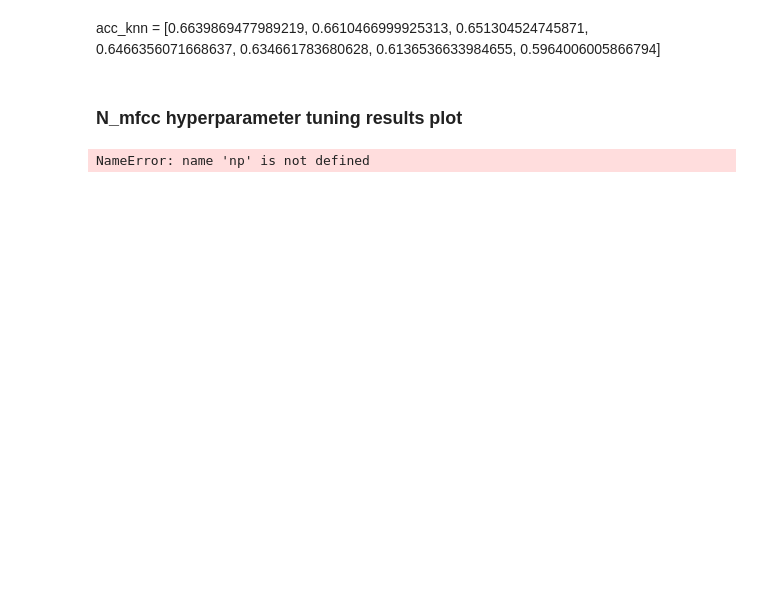
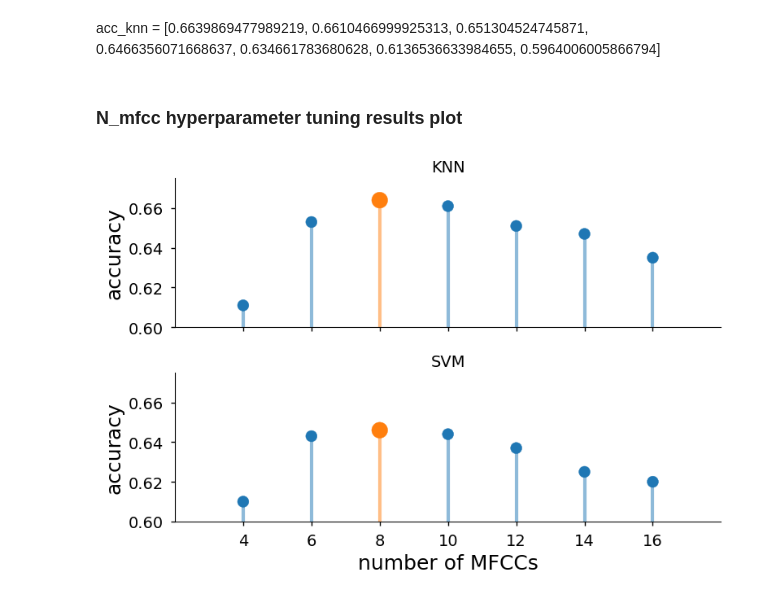
Before and after one commit to Ruglio/DSL-project, a Jupyter notebook: python/code.ipynb, the cells around one changed output. Drawn from its saved outputs; the diff is of its cells as text; code cells hidden in the pictures; blank space fills up the shorter version.

```diff
--- a/python/code.ipynb
+++ b/python/code.ipynb
@@ -398,2 +389,2 @@ for n_mfcc in nf:
 # %%
-acc_svm = [0.646, 0.644, 0.637, 0.625, 0.62, 0.588]
+acc_svm = [0.61, 0.643, 0.646, 0.644, 0.637, 0.625, 0.62]
@@ -484,41 +464,39 @@ print(acc_knn)
+# %%
+acc_knn = [0.611, 0.653, 0.664, 0.661, 0.651, 0.647, 0.635]
 # %% [markdown]
 acc_knn = [0.6639869477989219, 0.6610466999925313, 0.651304524745871, 0.6466356071668637, 0.634661783680628, 0.6136536633984655, 0.5964006005866794]
 # %% [markdown]
 ### N_mfcc hyperparameter tuning results plot
 # %%
-ns = [8, 10, 12, 14, 16, 18, 20]
-xx = range(1, len(ns)+1)
+ns = [4, 6, 8, 10, 12, 14, 16]
 
-acc_knn = [0.6, 0.65, 0.64, 0.61, 0.62, 0.62, 0.6]
-sorted_knn = np.argsort(acc_knn)
-color_knn = np.where(sorted_knn==len(acc_knn)-1, 'C1', 'C0')
-size_knn  = np.where(sorted_knn==len(acc_knn)-1, 200, 100)
+color_knn = np.where(acc_knn==np.max(acc_knn), 'C1', 'C0')
+size_knn  = np.where(acc_knn==np.max(acc_knn), 200, 100)
 
 fig, ax = plt.subplots(2, 1, sharex=True)
 ax[0].vlines(x=ns, ymin=0, ymax=acc_knn, lw=3, color=color_knn, alpha=0.5)
 ax[0].scatter(ns, acc_knn, color=color_knn, s=size_knn, alpha=1)
-ax[0].set_ylim(0.55, 0.7)
-ax[0].set_xlim(6.01, 21.99)
+ax[0].set_ylim(0.6, 0.675)
+ax[0].set_xlim(2.01, 17.99)
 ax[0].spines[['right', 'top']].set_visible(False)
 ax[0].set_ylabel("accuracy")
 ax[0].set_title("KNN")
 
 
-acc_svm = [0.6, 0.65, 0.64, 0.61, 0.62, 0.62, 0.6]
-sorted_svm = np.argsort(acc_svm)
-color_svm = np.where(sorted_svm==len(acc_svm)-1, 'C1', 'C0')
-size_svm  = np.where(sorted_svm==len(acc_svm)-1, 200, 100)
+
+color_svm = np.where(acc_svm==np.max(acc_svm), 'C1', 'C0')
+size_svm  = np.where(acc_svm==np.max(acc_svm), 200, 100)
 
 ax[1].vlines(x=ns, ymin=0, ymax=acc_svm, lw=3, color=color_svm, alpha=0.5)
 ax[1].scatter(ns, acc_svm, color=color_svm, s=size_svm, alpha=1)
-ax[1].set_ylim(0.55, 0.7)
-ax[1].set_xlim(6.01, 21.99)
+ax[1].set_ylim(0.6, 0.675)
+ax[1].set_xlim(2.01, 17.99)
 ax[1].spines[['right', 'top']].set_visible(False)
 ax[1].set_xlabel("number of MFCCs")
 ax[1].set_ylabel("accuracy")
 ax[1].set_title("SVM")
 
 plt.tight_layout()
 plt.savefig('../report/figures/acc.svg')
 # %% [output]
-NameError: name 'np' is not defined
+[figure, added]
```
Also changed, not shown: parts of 4 cells of this notebook, 2 other files.
